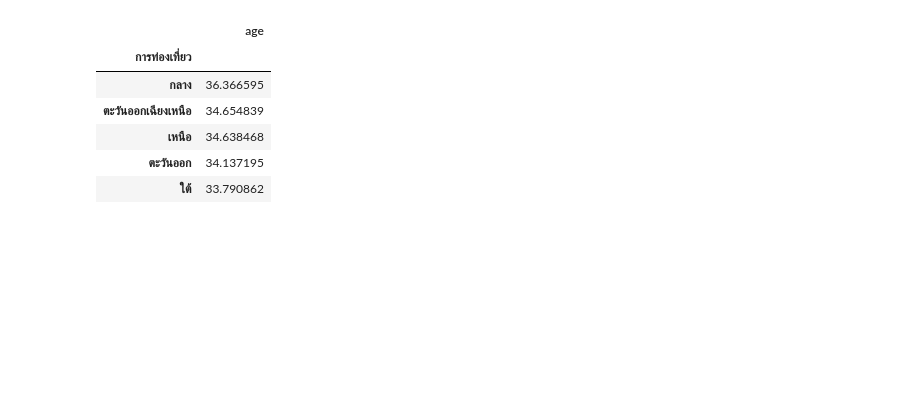
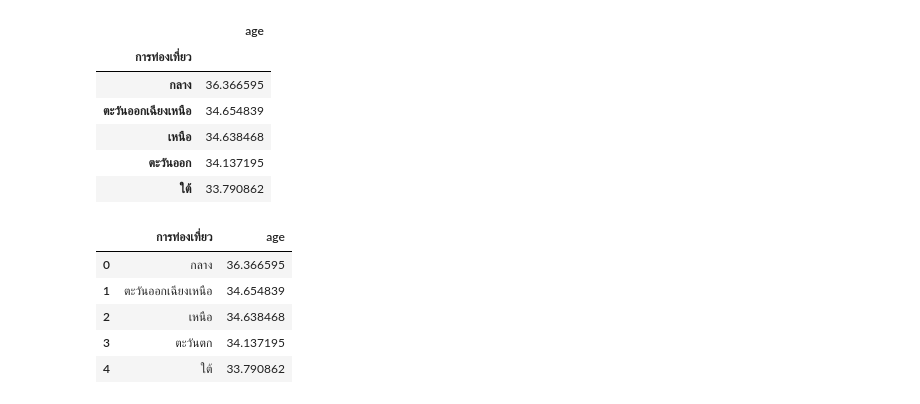
Before and after one commit to PhinyadaPhen/data_viz_2022, a Jupyter notebook: BasicPython&DataViz_midterm2022.ipynb, the cells around one changed output. Saved outputs shown, nothing was run; the diff lists cells and outputs as text; code cells hidden in the pictures; blank space fills up the shorter version.

```diff
--- a/BasicPython&DataViz_midterm2022.ipynb
+++ b/BasicPython&DataViz_midterm2022.ipynb
@@ -717,3 +759,20 @@ mean_region_การท่องเที่ยว.iloc[:,1:2]
 | เหนือ | 34.638468 |
 | ตะวันออก | 34.137195 |
 | ใต้ | 33.790862 |
+# %%
+data_traveling =[['กลาง','36.366595'],
+['ตะวันออกเฉียงเหนือ',	'34.654839'],
+['เหนือ',	'34.638468'],
+['ตะวันตก',	'34.137195'],
+['ใต้',	'33.790862']]
+headers = ['การท่องเที่ยว','age']
+# %%
+data_mean_traveling= pd.DataFrame.from_records(data_traveling,columns=headers) # สร้าง dataframe
+data_mean_traveling
+# %% [output]
+|  | การท่องเที่ยว | age |
+| 0 | กลาง | 36.366595 |
+| 1 | ตะวันออกเฉียงเหนือ | 34.654839 |
+| 2 | เหนือ | 34.638468 |
+| 3 | ตะวันตก | 34.137195 |
+| 4 | ใต้ | 33.790862 |
```
Also changed, not shown: parts of 9 cells of this notebook.
